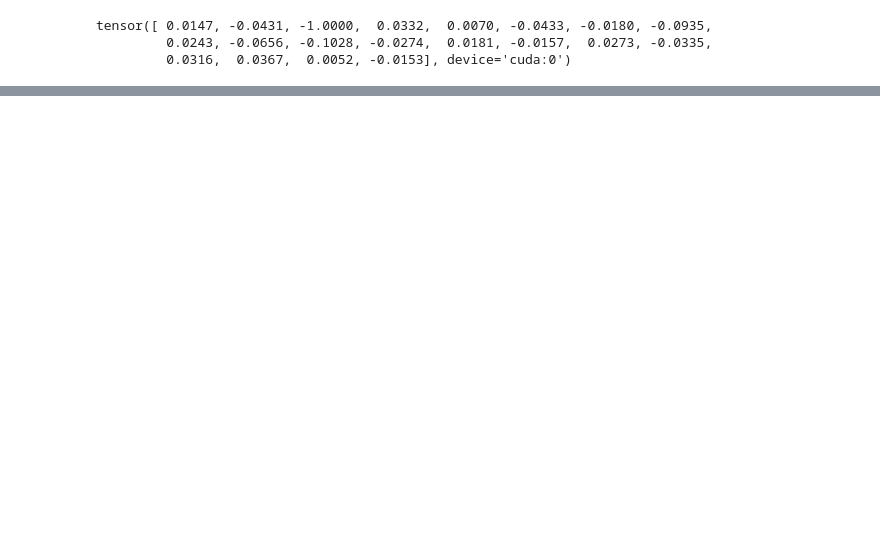
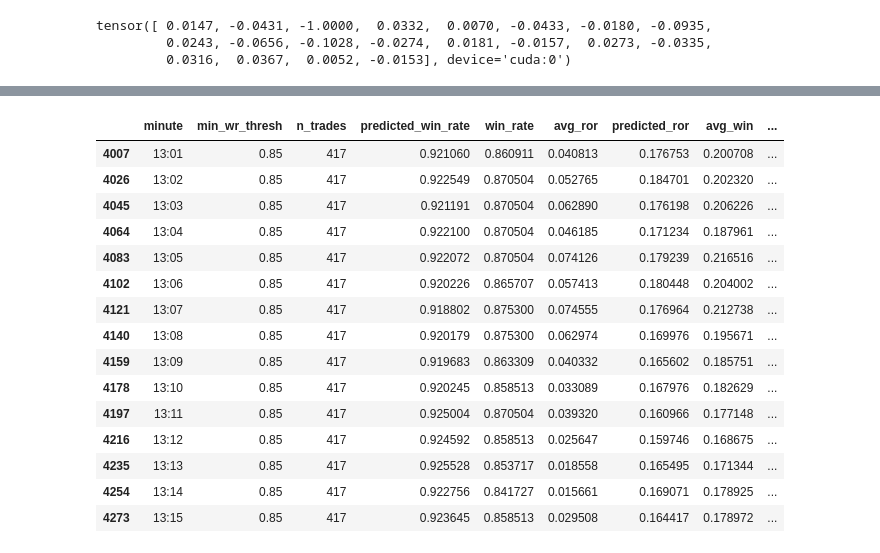
Before and after one commit to iferaorg/iferadata, a Jupyter notebook: sandbox.ipynb, the cells around one changed output, grey strips where cells are left out. Cells and saved outputs as stored; diff of their text form; code cells hidden in the pictures; blank space fills up the shorter version.

```diff
--- a/sandbox.ipynb
+++ b/sandbox.ipynb
@@ -1516,0 +3506,19 @@ DatetimeIndex(['1994-02-04', '1994-03-22', '1994-04-18', '1994-05-17',
+# %%
+res_summary.loc[(res_summary['min_wr_thresh'] == 0.85) & (res_summary['minute'] >= '13:01') & (res_summary['minute'] <= '13:15')]
+# %% [output]
+|  | minute | min_wr_thresh | n_trades | predicted_win_rate | win_rate | avg_ror | predicted_ror | avg_win | ... |
+| 4007 | 13:01 | 0.85 | 417 | 0.921060 | 0.860911 | 0.040813 | 0.176753 | 0.200708 | ... |
+| 4026 | 13:02 | 0.85 | 417 | 0.922549 | 0.870504 | 0.052765 | 0.184701 | 0.202320 | ... |
+| 4045 | 13:03 | 0.85 | 417 | 0.921191 | 0.870504 | 0.062890 | 0.176198 | 0.206226 | ... |
+| 4064 | 13:04 | 0.85 | 417 | 0.922100 | 0.870504 | 0.046185 | 0.171234 | 0.187961 | ... |
+| 4083 | 13:05 | 0.85 | 417 | 0.922072 | 0.870504 | 0.074126 | 0.179239 | 0.216516 | ... |
+| 4102 | 13:06 | 0.85 | 417 | 0.920226 | 0.865707 | 0.057413 | 0.180448 | 0.204002 | ... |
+| 4121 | 13:07 | 0.85 | 417 | 0.918802 | 0.875300 | 0.074555 | 0.176964 | 0.212738 | ... |
+| 4140 | 13:08 | 0.85 | 417 | 0.920179 | 0.875300 | 0.062974 | 0.169976 | 0.195671 | ... |
+| 4159 | 13:09 | 0.85 | 417 | 0.919683 | 0.863309 | 0.040332 | 0.165602 | 0.185751 | ... |
+| 4178 | 13:10 | 0.85 | 417 | 0.920245 | 0.858513 | 0.033089 | 0.167976 | 0.182629 | ... |
+| 4197 | 13:11 | 0.85 | 417 | 0.925004 | 0.870504 | 0.039320 | 0.160966 | 0.177148 | ... |
+| 4216 | 13:12 | 0.85 | 417 | 0.924592 | 0.858513 | 0.025647 | 0.159746 | 0.168675 | ... |
+| 4235 | 13:13 | 0.85 | 417 | 0.925528 | 0.853717 | 0.018558 | 0.165495 | 0.171344 | ... |
+| 4254 | 13:14 | 0.85 | 417 | 0.922756 | 0.841727 | 0.015661 | 0.169071 | 0.178925 | ... |
+| 4273 | 13:15 | 0.85 | 417 | 0.923645 | 0.858513 | 0.029508 | 0.164417 | 0.178972 | ... |
```
Also changed, not shown: parts of 7 cells of this notebook, 31 other files.
